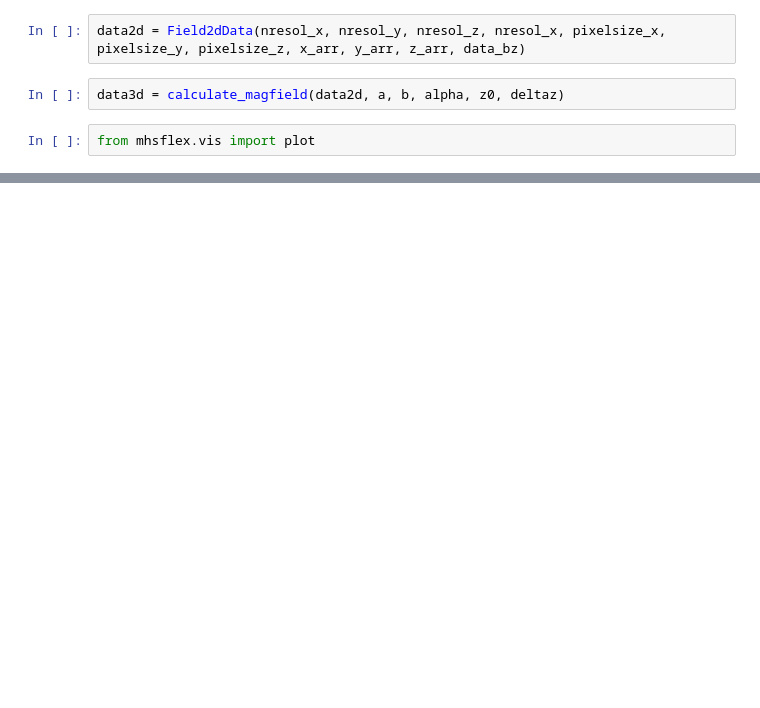
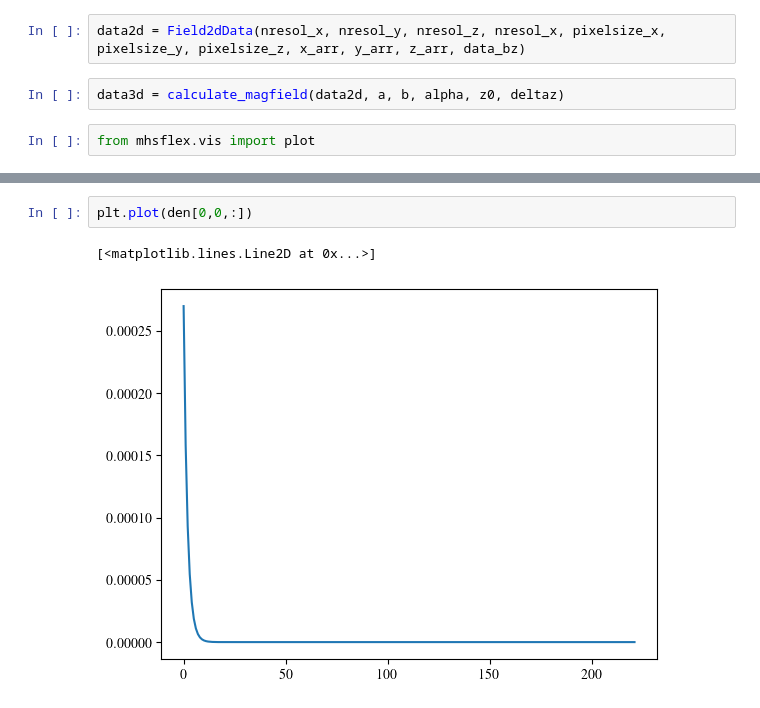
Before and after one commit to LMNadol/mflex, a Jupyter notebook: mhsflex/test.ipynb, the cells around one changed output, grey strips where cells are left out. Cells and saved outputs as stored; diff of their text form; blank space fills up the shorter version.

```diff
--- a/mhsflex/test.ipynb
+++ b/mhsflex/test.ipynb
@@ -294,0 +94,5 @@ NameError: name 'fex2' is not defined
+# %%
+plt.plot(den[0,0,:])
+# %% [output]
+[<matplotlib.lines.Line2D at 0x...>]
+[figure, added]
```
Also changed, not shown: parts of 29 cells of this notebook, 5 other files.
